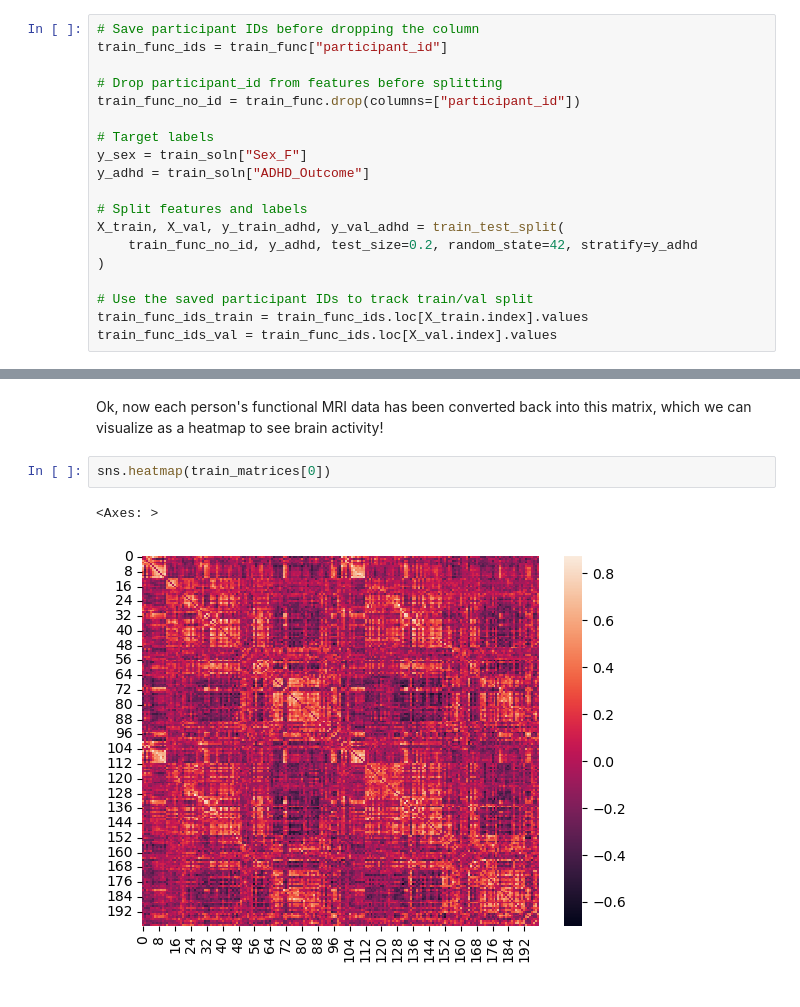
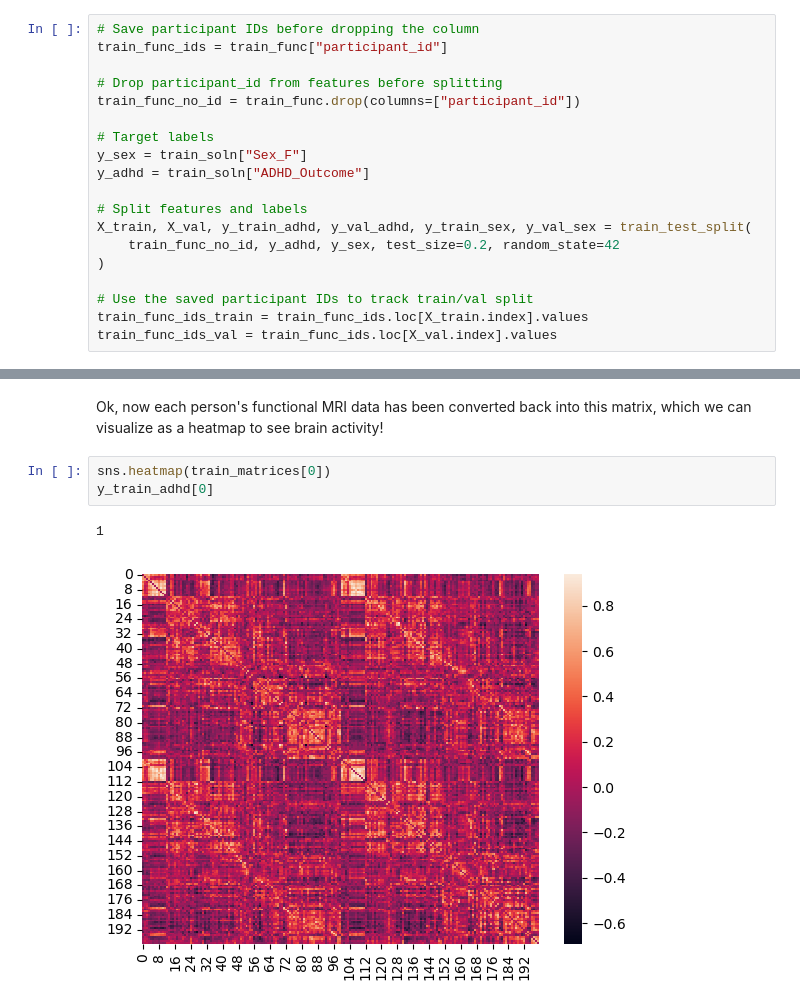
Before and after one commit to itszoetom/WiDSdatathon, a Jupyter notebook: model/mk_combo_model.ipynb, the cells around one changed output, grey strips where cells are left out. Saved outputs shown, nothing was run; the diff lists cells and outputs as text.

```diff
--- a/model/mk_combo_model.ipynb
+++ b/model/mk_combo_model.ipynb
@@ -185,8 +198,8 @@ y_sex = train_soln["Sex_F"]
 y_adhd = train_soln["ADHD_Outcome"]
 
 # Split features and labels
-X_train, X_val, y_train_adhd, y_val_adhd = train_test_split(
-    train_func_no_id, y_adhd, test_size=0.2, random_state=42, stratify=y_adhd
+X_train, X_val, y_train_adhd, y_val_adhd, y_train_sex, y_val_sex = train_test_split(
+    train_func_no_id, y_adhd, y_sex, test_size=0.2, random_state=42
 )
 
 # Use the saved participant IDs to track train/val split
@@ -244,7 +257,8 @@ valid_matrices = np.array(valid_matrices)
 Ok, now each person's functional MRI data has been converted back into this matrix, which we can visualize as a heatmap to see brain activity!
 # %%
 sns.heatmap(train_matrices[0])
+y_train_adhd[0]
 # %% [output]
-<Axes: >
+1
-[figure, old version]
+[figure, new version]
 # %%
```
Also changed, not shown: parts of 27 cells of this notebook, 2 other files.
